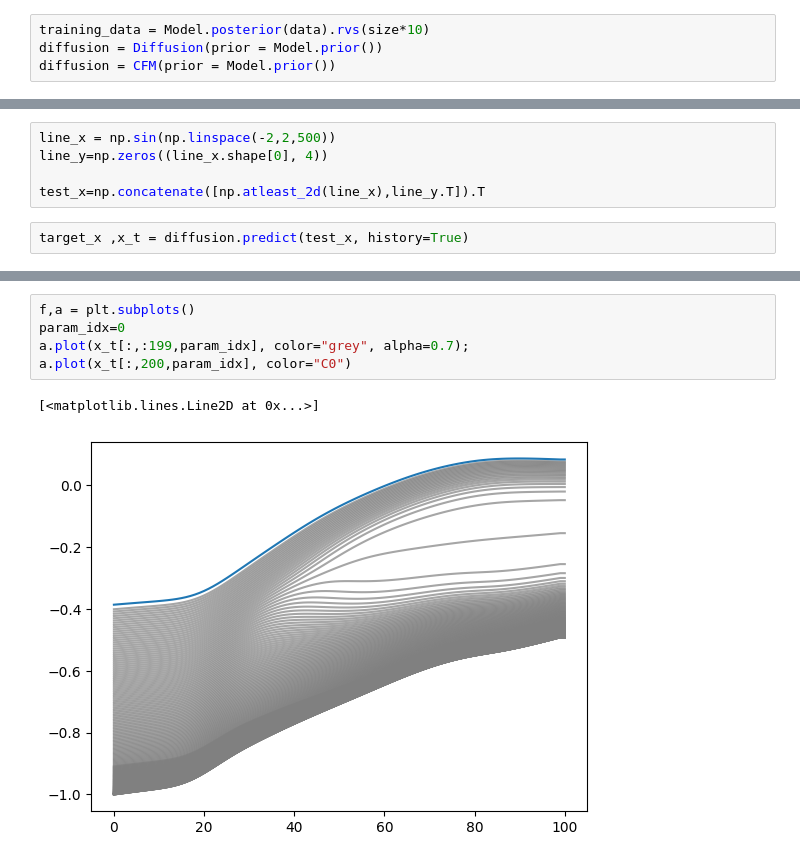
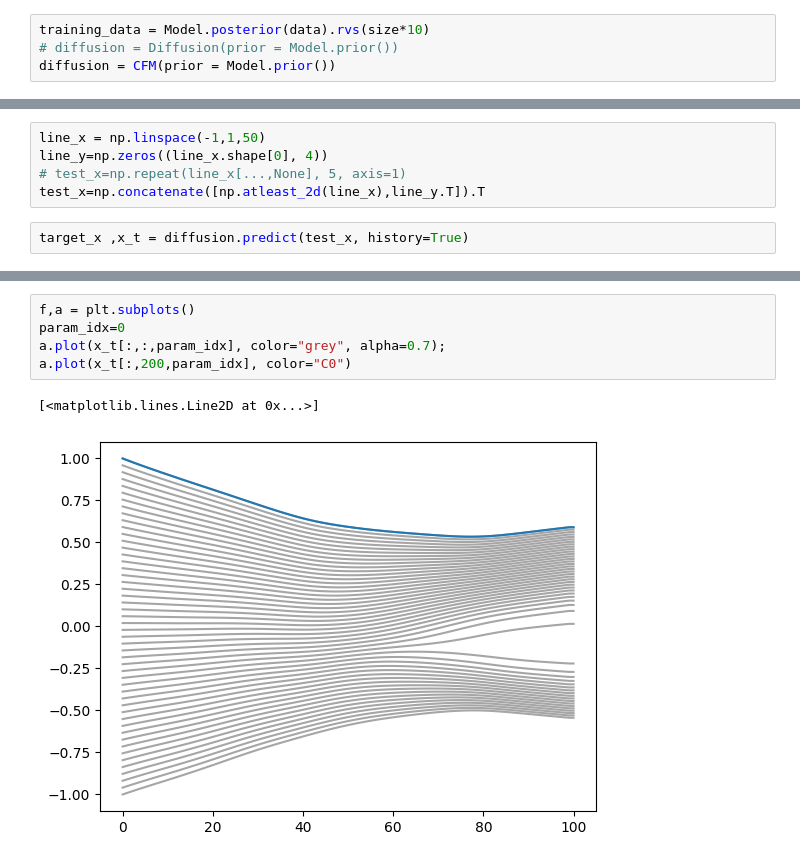
Before and after one commit to yallup/fusions, a Jupyter notebook: demo_diffusion.ipynb, the cells around one changed output, grey strips where cells are left out. Drawn from its saved outputs; the diff is of its cells as text.

```diff
--- a/demo_diffusion.ipynb
+++ b/demo_diffusion.ipynb
@@ -32,6 +42,6 @@ a= ns.MCMCSamples(P).plot_2d(a)
 # %%
 training_data = Model.posterior(data).rvs(size*10)
-diffusion = Diffusion(prior = Model.prior())
+# diffusion = Diffusion(prior = Model.prior())
 diffusion = CFM(prior = Model.prior())
 # %%
 diffusion.train(training_data,n_epochs=1000)
@@ -63,7 +87,7 @@ plt.scatter(x[:,param_idx], x[:,param_idx+1], c=Model.prior().logpdf(t), alpha=0
 # %%
-line_x = np.sin(np.linspace(-2,2,500))
+line_x = np.linspace(-1,1,50)
 line_y=np.zeros((line_x.shape[0], 4))
-
+# test_x=np.repeat(line_x[...,None], 5, axis=1)
 test_x=np.concatenate([np.atleast_2d(line_x),line_y.T]).T
 # %%
 target_x ,x_t = diffusion.predict(test_x, history=True)
@@ -78,8 +103,8 @@ plt.savefig("slice_demo_sde.pdf")
 # %%
 f,a = plt.subplots()
 param_idx=0
-a.plot(x_t[:,:199,param_idx], color="grey", alpha=0.7);
+a.plot(x_t[:,:,param_idx], color="grey", alpha=0.7);
 a.plot(x_t[:,200,param_idx], color="C0")
 # %% [output]
 [<matplotlib.lines.Line2D at 0x...>]
-[figure, old version]
+[figure, new version]
```
Also changed, not shown: parts of 10 cells of this notebook, 5 other files.
